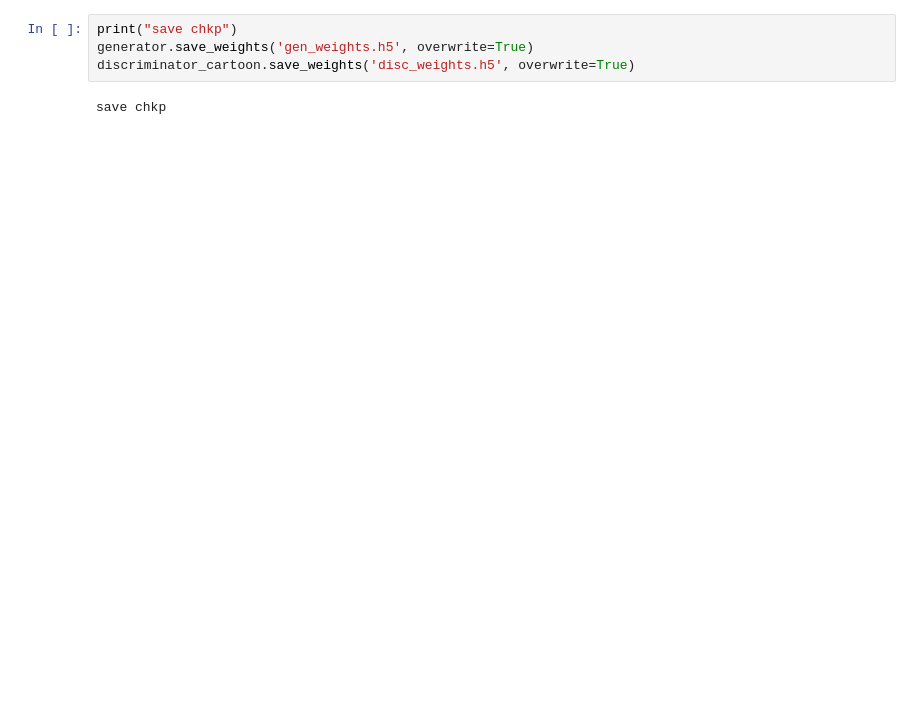
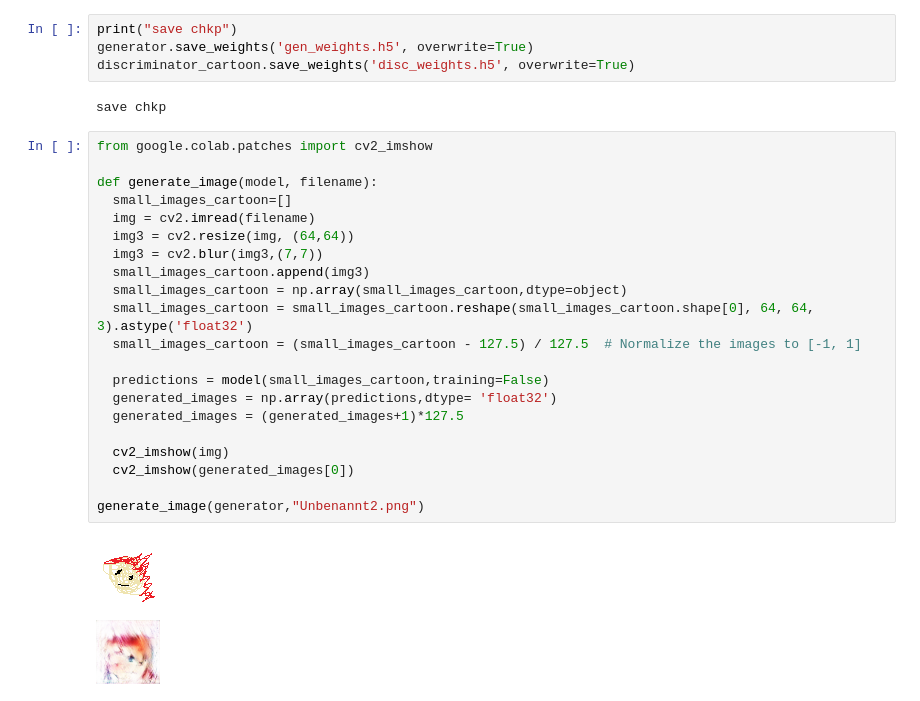
Before and after one commit to dercodeKoenig/colab-KI, a Jupyter notebook: gan_TPU.ipynb, the cells around one changed output. Cells and saved outputs as stored; diff of their text form; blank space fills up the shorter version.

```diff
--- a/gan_TPU.ipynb
+++ b/gan_TPU.ipynb
@@ -533,3 +533,27 @@ generator.save_weights('gen_weights.h5', overwrite=True)
 discriminator_cartoon.save_weights('disc_weights.h5', overwrite=True)
 # %% [output]
 save chkp
+# %%
+from google.colab.patches import cv2_imshow
+
+def generate_image(model, filename):
+  small_images_cartoon=[]
+  img = cv2.imread(filename)
+  img3 = cv2.resize(img, (64,64))
+  img3 = cv2.blur(img3,(7,7))
+  small_images_cartoon.append(img3)
+  small_images_cartoon = np.array(small_images_cartoon,dtype=object)
+  small_images_cartoon = small_images_cartoon.reshape(small_images_cartoon.shape[0], 64, 64, 3).astype('float32')
+  small_images_cartoon = (small_images_cartoon - 127.5) / 127.5  # Normalize the images to [-1, 1]
+
+  predictions = model(small_images_cartoon,training=False)
+  generated_images = np.array(predictions,dtype= 'float32')
+  generated_images = (generated_images+1)*127.5
+
+  cv2_imshow(img)
+  cv2_imshow(generated_images[0])
+
+generate_image(generator,"Unbenannt2.png")
+# %% [output]
+[figure, added]
+[figure, added]
```
Also changed, not shown: parts of 1 cell of this notebook.
